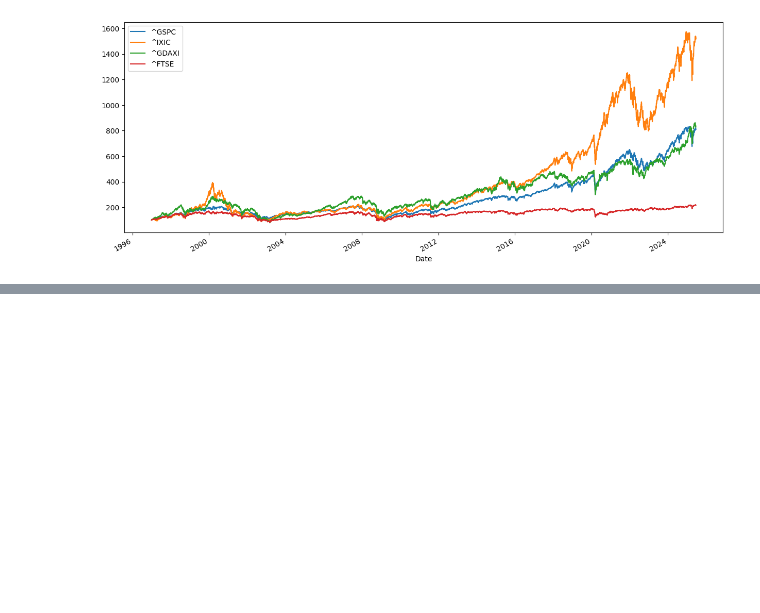
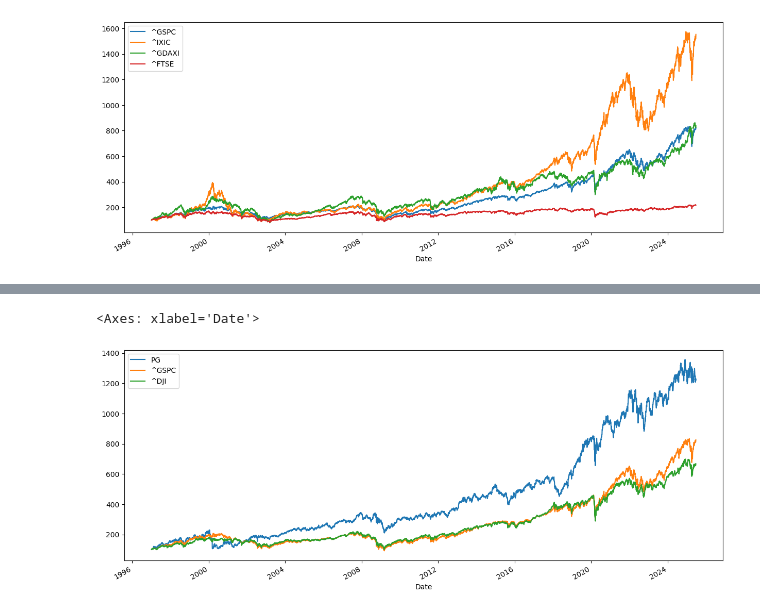
Before and after one commit to ghost99slay/PythonForFinance, a Jupyter notebook: RiskProfitabilityandReturns.ipynb, the cells around one changed output, grey strips where cells are left out. Cells and saved outputs as stored; diff of their text form; code cells hidden in the pictures; blank space fills up the shorter version.

```diff
--- a/RiskProfitabilityandReturns.ipynb
+++ b/RiskProfitabilityandReturns.ipynb
@@ -369,0 +368,8 @@ tickers = ['PG', '^GSPC']
+# %%
+tickers = ['PG', '^GSPC', '^DJI']
+
+data_2 = pd.DataFrame()
+for t in tickers:
+    data_2[t] = yf.download(t, start='1997-1-1', auto_adjust=False)['Adj Close']
+
+data_2.tail()
@@ -369,0 +387,5 @@ tickers = ['PG', '^GSPC']
+# %%
+(data_2 / data_2.iloc[0] * 100).plot(figsize=(15, 6))
+# %% [output]
+<Axes: xlabel='Date'>
+[figure, added]
```
Also changed, not shown: parts of 26 cells of this notebook, 6 other files.
